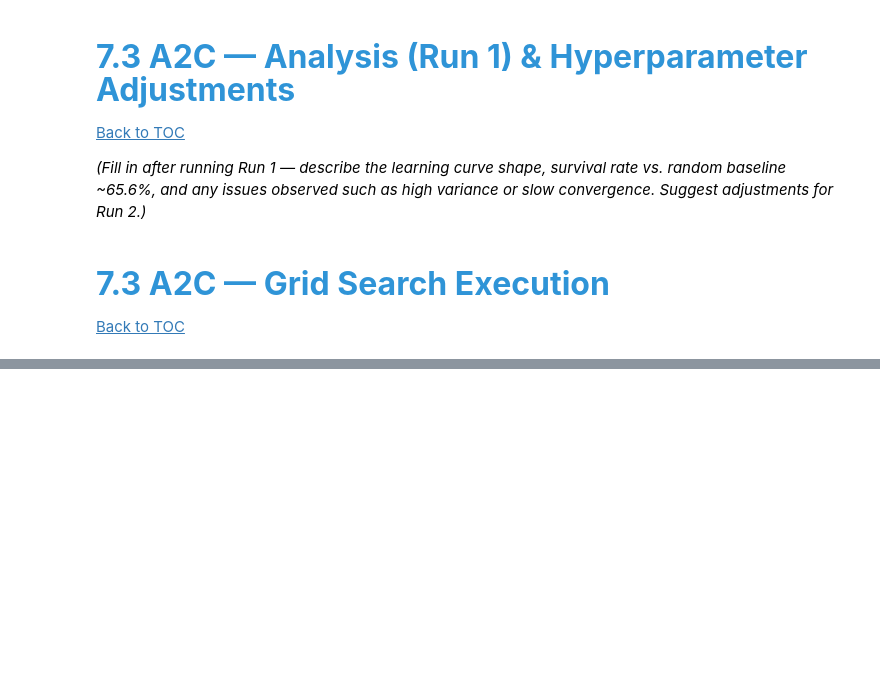
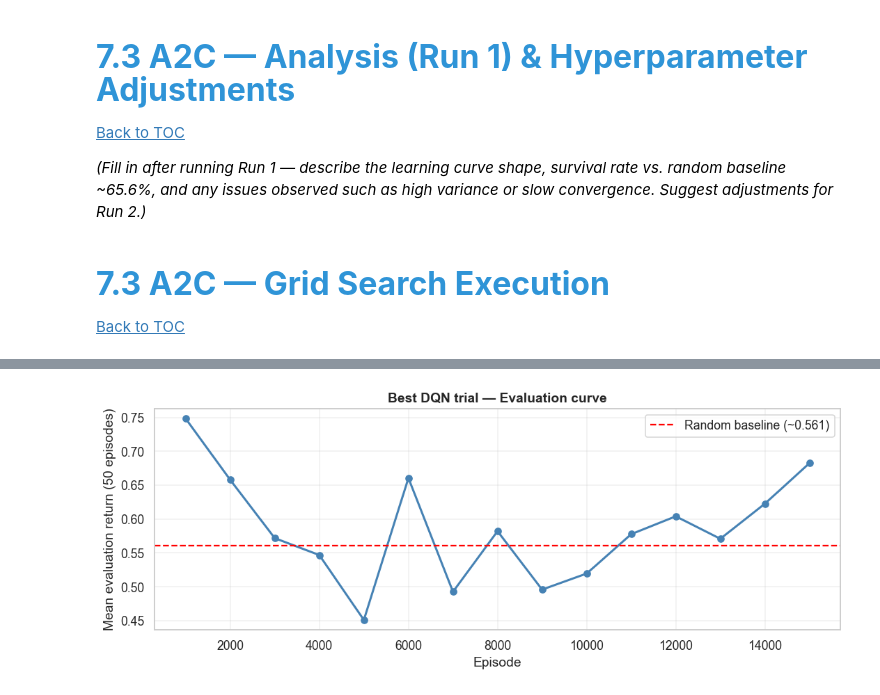
Before and after one commit to mariamiguel720/Reinforcement-Learning-Project-25-26, a Jupyter notebook: RL_Config_B.ipynb, the cells around one changed output, grey strips where cells are left out. Drawn from its saved outputs; the diff is of its cells as text; code cells hidden in the pictures; blank space fills up the shorter version.

```diff
--- a/RL_Config_B.ipynb
+++ b/RL_Config_B.ipynb
@@ -1778,0 +1988,21 @@ print(f"  return   = {best['return_mean']:.4f} ± {best['return_std']:.4f}")
+# %%
+# Best trial: extrair a learning curve
+best_trial = study.best_trial
+intermediate = best_trial.intermediate_values   # dict {step: value}
+
+episodes    = sorted(intermediate.keys())
+eval_returns = [intermediate[ep] for ep in episodes]
+
+fig, ax = plt.subplots(figsize=(10, 4))
+ax.plot(episodes, eval_returns, marker='o', color='steelblue', linewidth=2)
+ax.axhline(clinical_rand_mean, color='red', linestyle='--', linewidth=1.5,
+           label=f'Random baseline (~{clinical_rand_mean:.3f})')
+ax.set_xlabel('Episode')
+ax.set_ylabel('Mean evaluation return (50 episodes)')
+ax.set_title(f'Best DQN trial — Evaluation curve', fontweight='bold')
+ax.legend()
+ax.grid(alpha=0.3)
+plt.tight_layout()
+plt.show()
+# %% [output]
+[figure, added]
```
Also changed, not shown: parts of 20 cells of this notebook, 2 other files.
